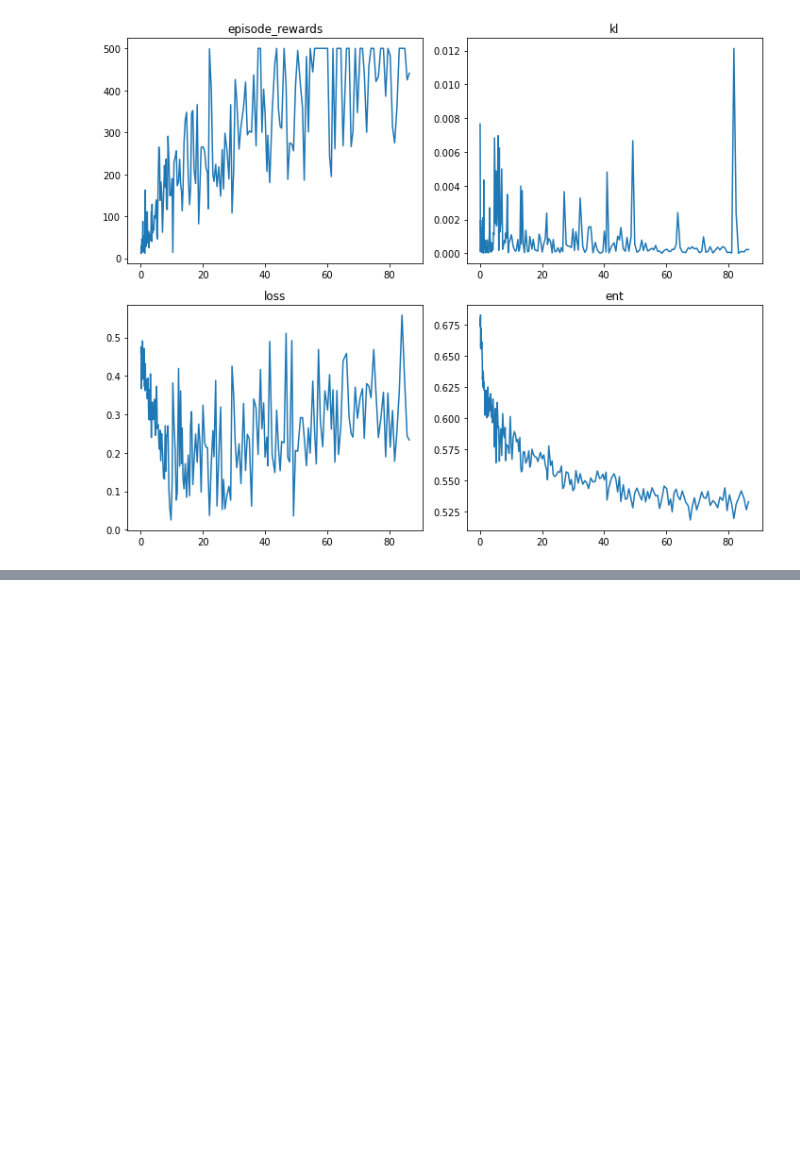
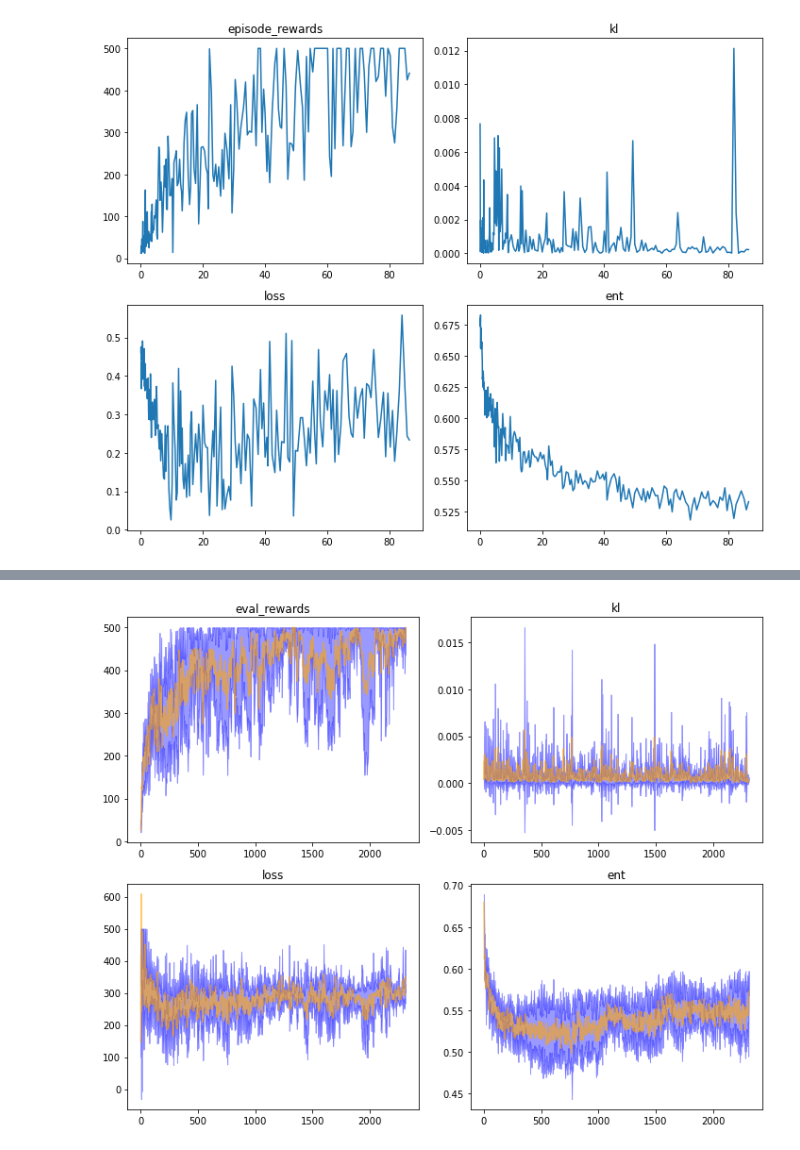
Before and after one commit to riccardodv/MirrorRL, a Jupyter notebook: analyse.ipynb, the cells around one changed output, grey strips where cells are left out. Saved outputs shown, nothing was run; the diff lists cells and outputs as text; code cells hidden in the pictures; blank space fills up the shorter version.

```diff
--- a/analyse.ipynb
+++ b/analyse.ipynb
@@ -88,0 +125,42 @@ fig.tight_layout()
+# %%
+def plot_rlberry_exp(path):
+    df = pd.read_csv(path + "/data.csv")
+    df = df[(df["tag"]=="eval_rewards") | (df["tag"]=="loss") | (df["tag"]=="kl") | (df["tag"]=="ent")]
+    df = df.pivot_table(index= "global_step", columns="tag", aggfunc=[np.mean,  np.std])
+    fig, axs = plt.subplots(2, 2, figsize=(10,8))
+
+    xfit = df["mean"]["dw_time_elapsed"]["eval_rewards"]
+    yfit = df["mean"]["value"]["eval_rewards"]
+    dyfit = df["std"]["value"]["eval_rewards"]
+    axs[0, 0].fill_between(xfit, yfit - dyfit, np.minimum(yfit+dyfit,500), color='blue', alpha=0.4)
+    axs[0, 0].plot(xfit, yfit, color='yellow', alpha=0.6)
+    axs[0, 0].set_title("eval_rewards")
+
+    xfit = df["mean"]["dw_time_elapsed"]["loss"]
+    yfit = df["mean"]["value"]["loss"]
+    dyfit = df["std"]["value"]["loss"]
+    axs[1, 0].fill_between(xfit, yfit - dyfit, np.minimum(yfit+dyfit,500), color='blue', alpha=0.4)
+    axs[1, 0].plot(xfit, yfit, color='yellow', alpha=0.6)
+    axs[1, 0].set_title("loss")
+
+    xfit = df["mean"]["dw_time_elapsed"]["kl"]
+    yfit = df["mean"]["value"]["kl"]
+    dyfit = df["std"]["value"]["kl"]
+    axs[0, 1].fill_between(xfit, yfit - dyfit, np.minimum(yfit+dyfit,500), color='blue', alpha=0.4)
+    axs[0, 1].plot(xfit, yfit, color='yellow', alpha=0.6)
+    axs[0, 1].set_title("kl")
+
+    xfit = df["mean"]["dw_time_elapsed"]["ent"]
+    yfit = df["mean"]["value"]["ent"]
+    dyfit = df["std"]["value"]["ent"]
+    axs[1, 1].fill_between(xfit, yfit - dyfit, np.minimum(yfit+dyfit,500), color='blue', alpha=0.4)
+    axs[1, 1].plot(xfit, yfit, color='yellow', alpha=0.6)
+    axs[1, 1].set_title("ent")
+
+    fig.tight_layout()
+    plt.savefig(path.replace("/","_"))
+# %%
+path = "results/solving_cartpole/solving_cartpole/21/manager_data"
+plot_rlberry_exp(path)
+# %% [output]
+[figure, added]
```
Also changed, not shown: parts of 7 cells of this notebook.
